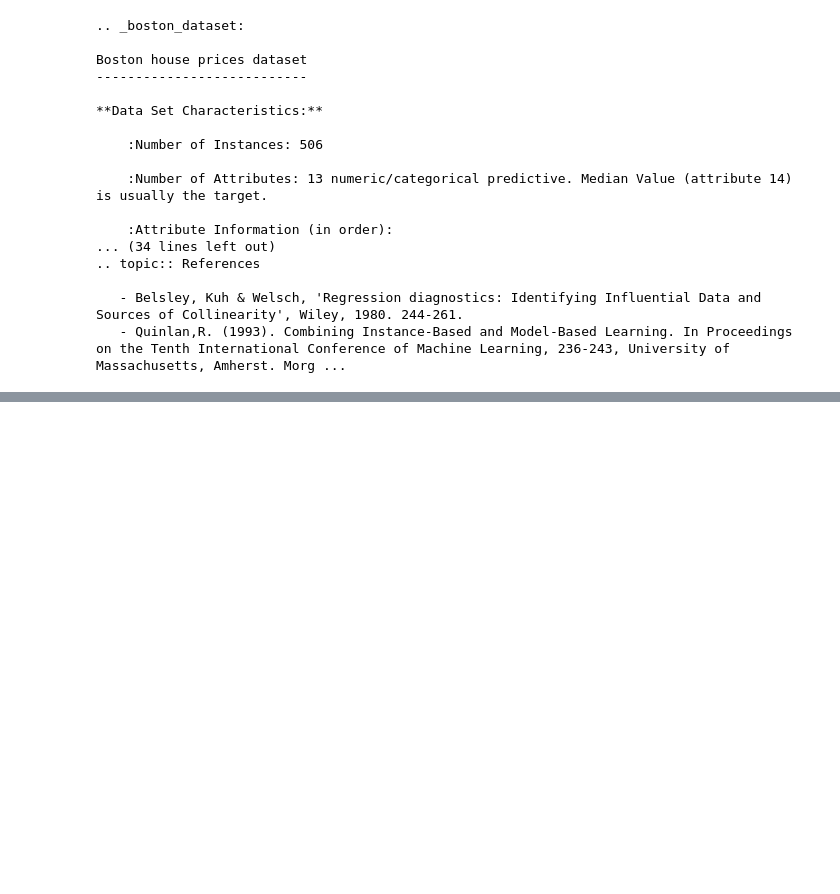
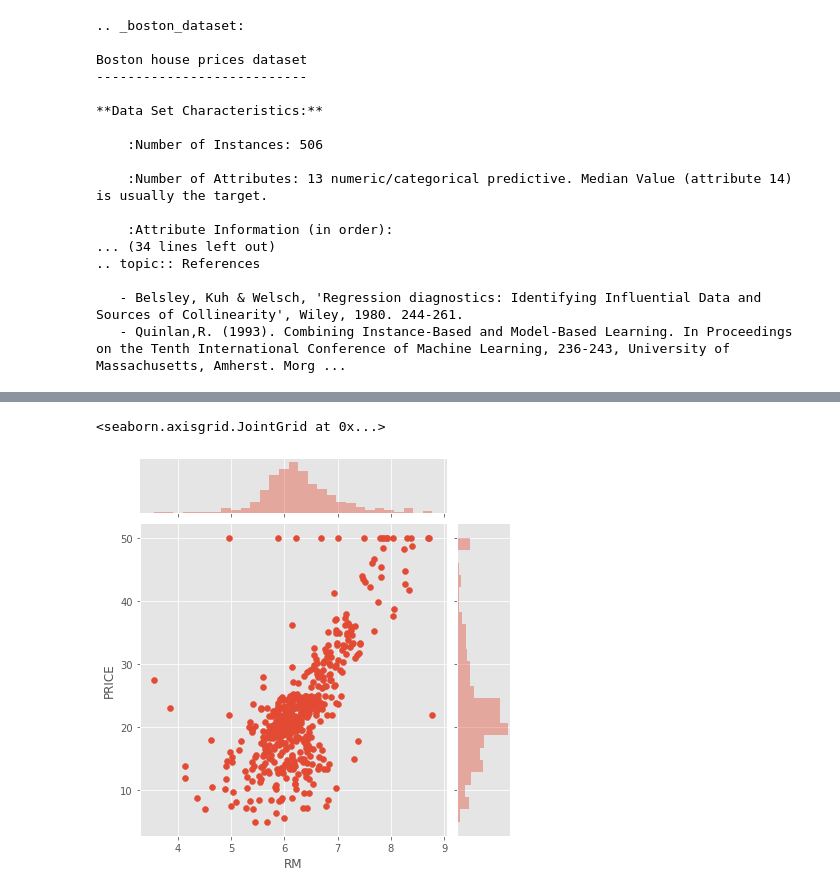
Before and after one commit to Soh1121/DataAnalysisCourseWithPythonAndRealData, a Jupyter notebook: Untitled.ipynb, the cells around one changed output, grey strips where cells are left out. Drawn from its saved outputs; the diff is of its cells as text; code cells hidden in the pictures; blank space fills up the shorter version.

```diff
--- a/Untitled.ipynb
+++ b/Untitled.ipynb
@@ -27,3 +27,6 @@ Boston house prices dataset
 
    - Belsley, Kuh & Welsch, 'Regression diagnostics: Identifying Influential Data and Sources of Collinearity', Wiley, 1980. 244-261.
    - Quinlan,R. (1993). Combining Instance-Based and Model-Based Learning. In Proceedings on the Tenth International Conference of Machine Learning, 236-243, University of Massachusetts, Amherst. Morg ...
+# %%
+data_boston = pd.DataFrame(boston.data, columns=boston.feature_names)
+data_boston['PRICE'] = boston.target
@@ -29,0 +65,5 @@ Boston house prices dataset
+# %%
+sns.jointplot('RM', 'PRICE', data=data_boston)
+# %% [output]
+<seaborn.axisgrid.JointGrid at 0x...>
+[figure, added]
```
Also changed, not shown: parts of 3 cells of this notebook.
